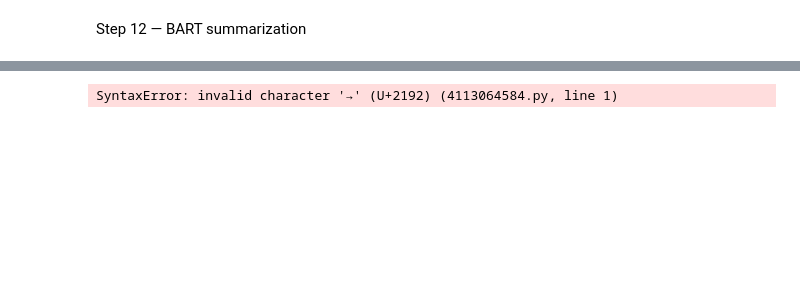
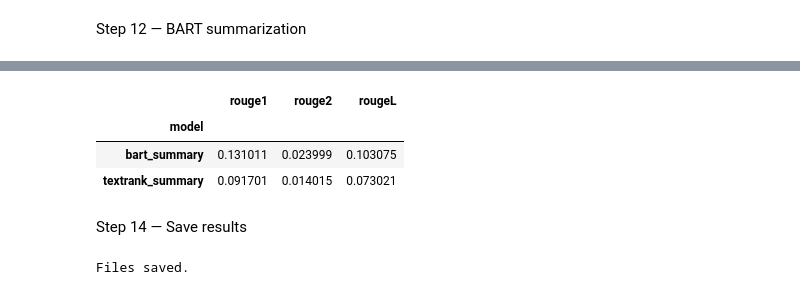
Before and after one commit to rajendran-priya/amazon-review-summarization, a Jupyter notebook: scripts/code_review_summary.ipynb, the cells around one changed output, grey strips where cells are left out. Saved outputs shown, nothing was run; the diff lists cells and outputs as text; code cells hidden in the pictures; blank space fills up the shorter version.

```diff
--- a/scripts/code_review_summary.ipynb
+++ b/scripts/code_review_summary.ipynb
@@ -335,4 +395,0 @@ Requirement already satisfied: mdurl~=0.1 in /usr/local/lib/python3.12/dist-pack
-# %%
-Runtime → Restart runtime
-# %% [output]
-SyntaxError: invalid character '→' (U+2192) (4113064584.py, line 1)
@@ -347,0 +396,60 @@ bart = pipeline(
+# %%
+from rouge_score import rouge_scorer
+
+scorer = rouge_scorer.RougeScorer(
+    ['rouge1','rouge2','rougeL'],
+    use_stemmer=True
+)
+
+
+def compute_rouge(ref, pred):
+
+    scores = scorer.score(ref, pred)
+
+    return {
+        "rouge1": scores["rouge1"].fmeasure,
+        "rouge2": scores["rouge2"].fmeasure,
+        "rougeL": scores["rougeL"].fmeasure
+    }
+
+
+results = []
+
+for _, row in sample_df.iterrows():
+
+    for model in ["textrank_summary","bart_summary"]:
+
+        r = compute_rouge(
+            row["reference_summary"],
+            row[model]
+        )
+
+        r["model"] = model
+
+        results.append(r)
+
+
+metrics_df = pd.DataFrame(results)
+
+metrics_df.groupby("model").mean()
+# %% [output]
+|  | rouge1 | rouge2 | rougeL |
+| model |  |  |  |
+| bart_summary | 0.131011 | 0.023999 | 0.103075 |
+| textrank_summary | 0.091701 | 0.014015 | 0.073021 |
+# %% [markdown]
+Step 14 — Save results
+# %%
+sample_df.to_csv(
+    "/content/generated_summaries.csv",
+    index=False
+)
+
+metrics_df.to_csv(
+    "/content/model_metrics.csv",
+    index=False
+)
+
+print("Files saved.")
+# %% [output]
+Files saved.
```
Also changed, not shown: parts of 13 cells of this notebook.
